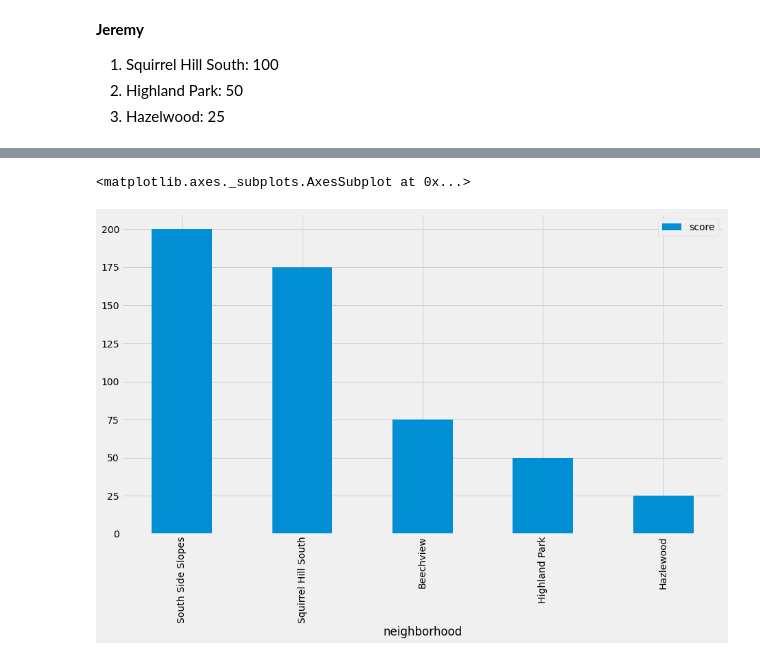
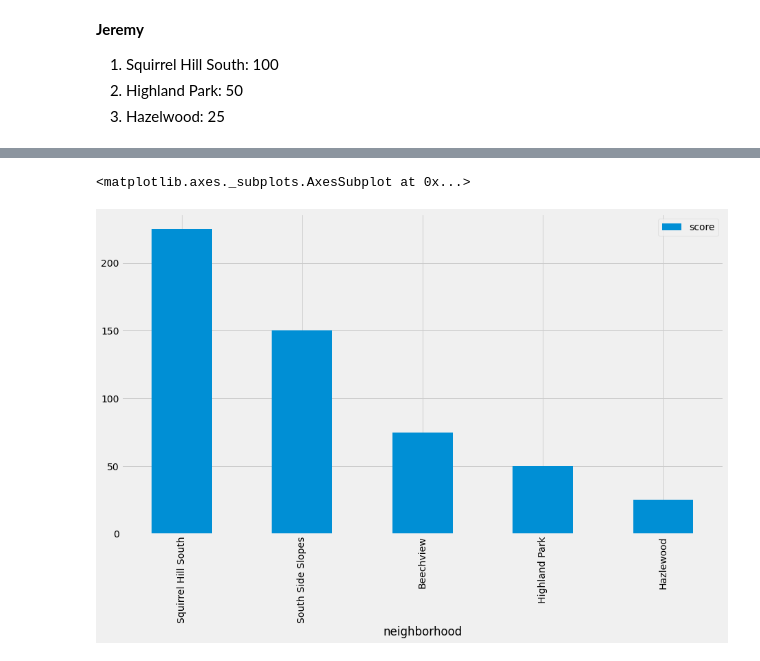
Before and after one commit to SodiKroehler/CS0010_Final_Project, a Jupyter notebook: group26_final.ipynb, the cells around one changed output, grey strips where cells are left out. Drawn from its saved outputs; the diff is of its cells as text; code cells hidden in the pictures.

```diff
--- a/group26_final.ipynb
+++ b/group26_final.ipynb
@@ -191,14 +238,14 @@ Unfortunately, it looks like Squirrel Hill, while substantially ahead in terms o
 # %%
 #create a pandas dataframe of our combined group top five
 
-group_winners = {"neighborhood": ["South Side Slopes", "Squirrel Hill South", "Beechview", "Highland Park", "Hazlewood"],
-          "score": [200, 175, 75, 50, 25]
+group_winners = {"neighborhood": [ "Squirrel Hill South", "South Side Slopes", "Beechview", "Highland Park", "Hazlewood"],
+          "score": [225, 150, 75, 50, 25]
          }
 group_topfive = pd.DataFrame(group_winners)
 
 #plot dataframe as a bargraph
 
 group_topfive.plot(kind = "bar", x="neighborhood", figsize=(14,8))
 # %% [output]
 <matplotlib.axes._subplots.AxesSubplot at 0x...>
-[figure, old version]
+[figure, new version]
```
Also changed, not shown: parts of 19 cells of this notebook, 1 other file.
